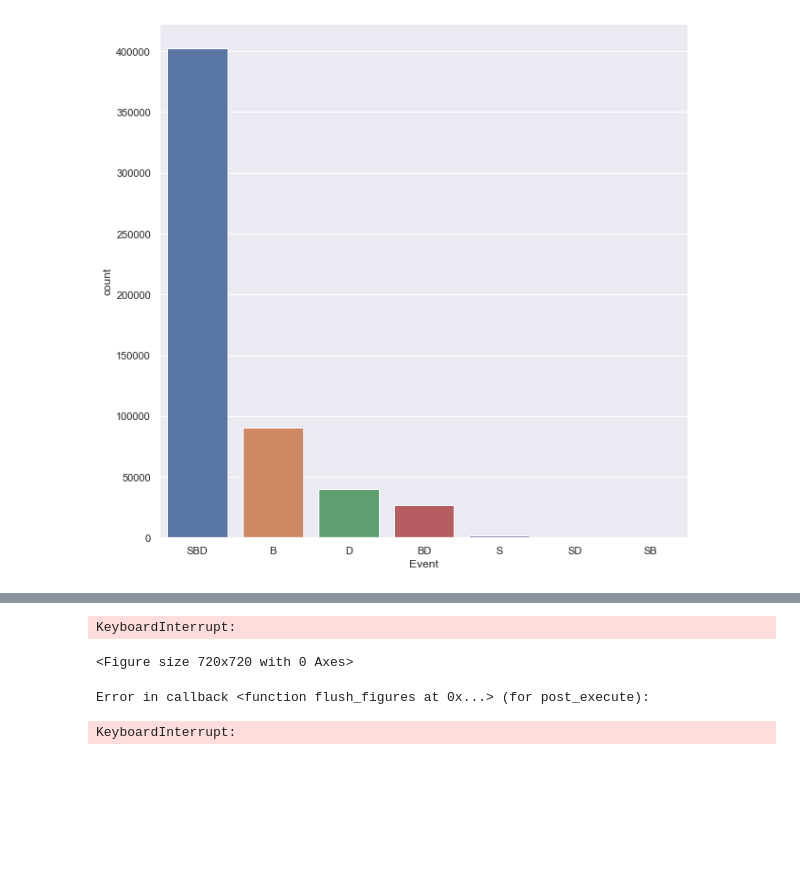
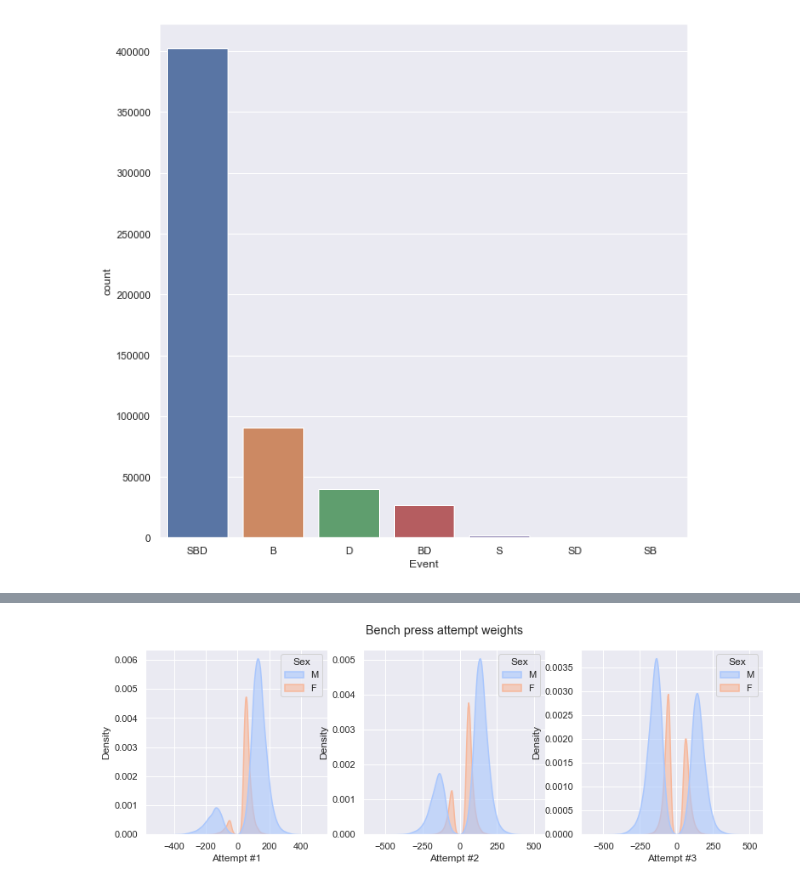
Before and after one commit to JosephAaron3/Powerlifting-Performance, a Jupyter notebook: Code/EDA/OP_EDA.ipynb, the cells around one changed output, grey strips where cells are left out. Cells and saved outputs as stored; diff of their text form; code cells hidden in the pictures; blank space fills up the shorter version.

Commit message:
Generated EDA output figures

```diff
--- a/Code/EDA/OP_EDA.ipynb
+++ b/Code/EDA/OP_EDA.ipynb
@@ -142,6 +142,7 @@ Given the large sample size, there will be many outliers. But for now, we're loo
 I'll remove observations with age < 5 as this is the minimum age of the lowest age division. 261 rows.
 # %%
 df.drop(df[df['Age'] < 5].index, inplace=True)
+df.drop(df[df['Sex'] == 'Mx'].index, inplace=True)
 # %% [markdown]
 # 2. EDA
 # %%
@@ -332,9 +325,16 @@ sns.histplot(data = Xnum[['Bench1Kg', 'Bench2Kg', 'Bench3Kg']], bins = 80, palet
-# %%
-plt.figure(figsize=(10,10))
-sns.set(font_scale=1)
-sns.jointplot(data=df, x="TotalKg", y="BodyweightKg", hue="Sex")
-# %% [output]
-KeyboardInterrupt:
-<Figure size 720x720 with 0 Axes>
-Error in callback <function flush_figures at 0x...> (for post_execute):
-KeyboardInterrupt:
+# %%
+fig, ax = plt.subplots(nrows = 1, ncols = 3, figsize = (13, 4))
+sns.set(font_scale=1)
+#sns.histplot(data = Xnum.Bench1Kg, bins = 80, color = "orange", ax = ax[0])
+#sns.histplot(data = Xnum.Bench2Kg, bins = 80, color = "darkorange", ax = ax[1])
+#sns.histplot(data = Xnum.Bench3Kg, bins = 80, color = "red", ax = ax[2])
+sns.kdeplot(data = df[['Bench1Kg', 'Sex']], x = 'Bench1Kg', fill = True, palette = "coolwarm", alpha = 0.6, linewidth = 1.5, hue = 'Sex', ax = ax[0])
+sns.kdeplot(data = df[['Bench2Kg', 'Sex']], x = 'Bench2Kg', fill = True, palette = "coolwarm", alpha = 0.6, linewidth = 1.5, hue = 'Sex', ax = ax[1])
+sns.kdeplot(data = df[['Bench3Kg', 'Sex']], x = 'Bench3Kg', fill = True, palette = "coolwarm", alpha = 0.6, linewidth = 1.5, hue = 'Sex', ax = ax[2])
+fig.suptitle('Bench press attempt weights')
+ax[0].set(xlabel='Attempt #1')
+ax[1].set(xlabel='Attempt #2')
+ax[2].set(xlabel='Attempt #3')
+fig.savefig("../../Output/bench_attempt_frequencies.png",dpi=80)
+# %% [output]
+[figure, added]
```
Also changed, not shown: parts of 5 cells of this notebook, 5 other files.
